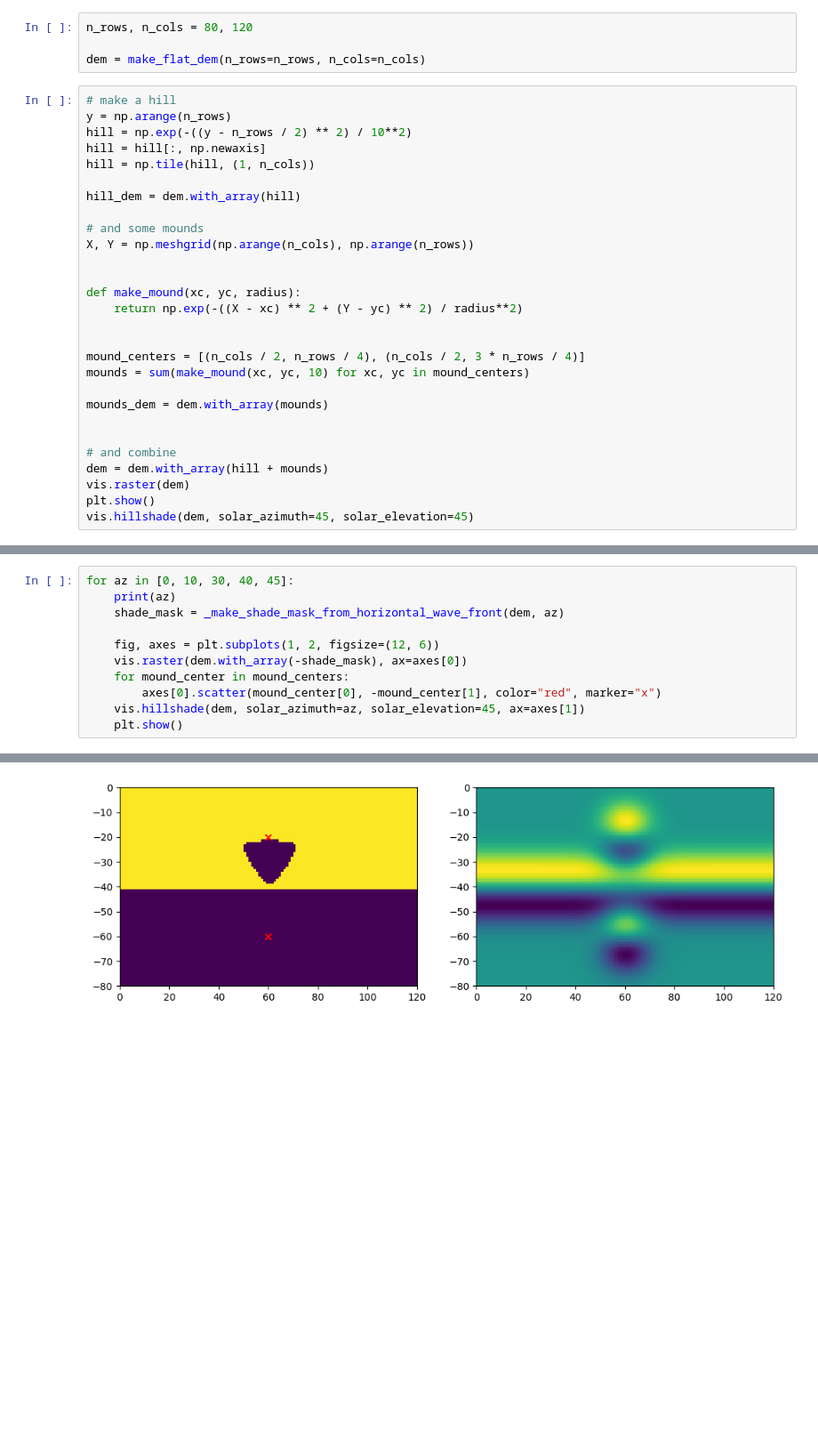
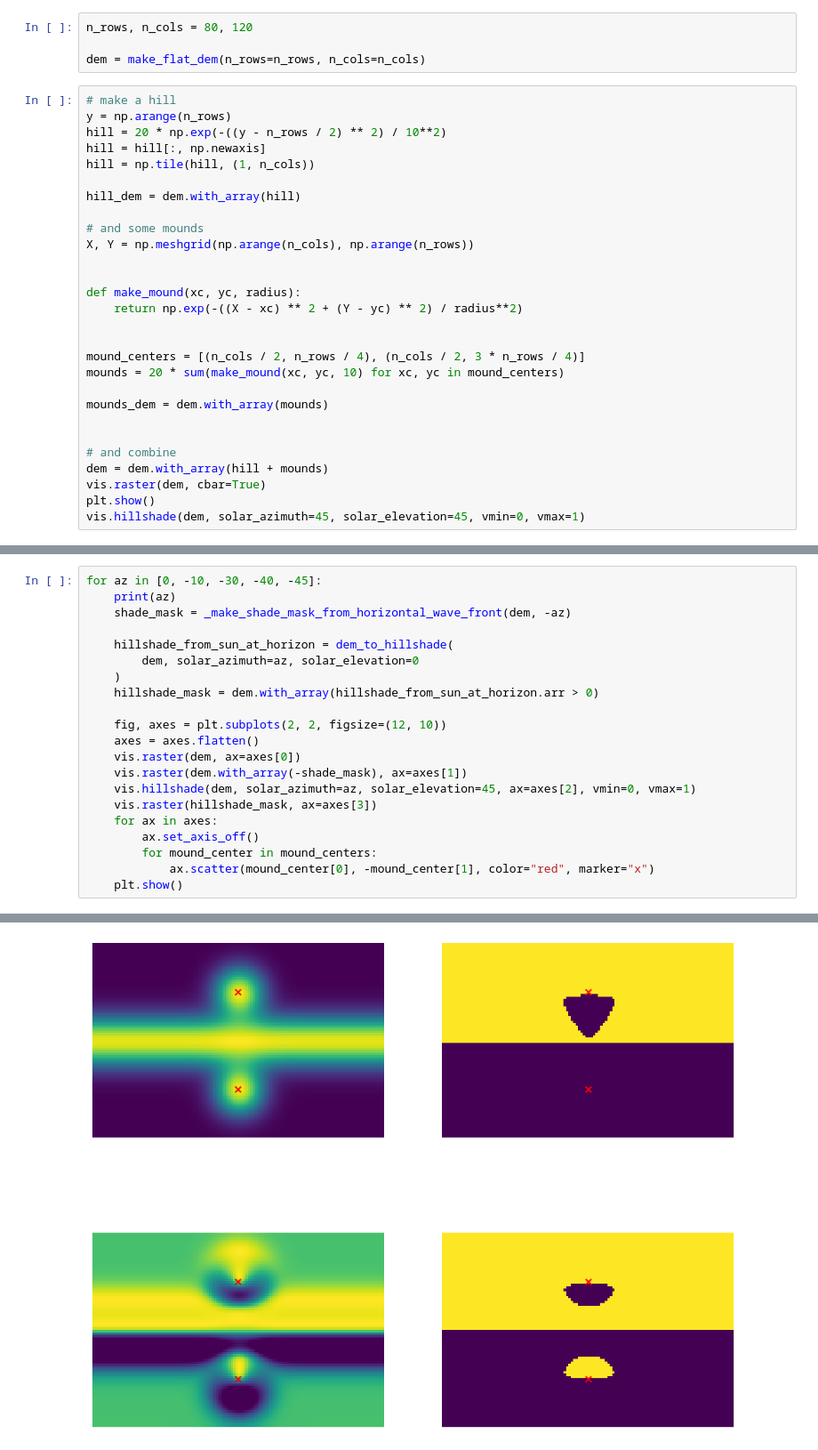
Before and after one commit to dankluskiewicz/insolation_model, a Jupyter notebook: development/shading.ipynb, the cells around one changed output, grey strips where cells are left out. Shown at 89% size. Saved outputs shown, nothing was run; the diff lists cells and outputs as text; blank space fills up the shorter version.

```diff
--- a/development/shading.ipynb
+++ b/development/shading.ipynb
@@ -20,7 +20,7 @@ dem = make_flat_dem(n_rows=n_rows, n_cols=n_cols)
 # %%
 # make a hill
 y = np.arange(n_rows)
-hill = np.exp(-((y - n_rows / 2) ** 2) / 10**2)
+hill = 20 * np.exp(-((y - n_rows / 2) ** 2) / 10**2)
 hill = hill[:, np.newaxis]
 hill = np.tile(hill, (1, n_cols))
 
@@ -35,14 +35,14 @@ def make_mound(xc, yc, radius):
 
 
 mound_centers = [(n_cols / 2, n_rows / 4), (n_cols / 2, 3 * n_rows / 4)]
-mounds = sum(make_mound(xc, yc, 10) for xc, yc in mound_centers)
+mounds = 20 * sum(make_mound(xc, yc, 10) for xc, yc in mound_centers)
 
 mounds_dem = dem.with_array(mounds)
 
 
 # and combine
 dem = dem.with_array(hill + mounds)
-vis.raster(dem)
+vis.raster(dem, cbar=True)
 plt.show()
-vis.hillshade(dem, solar_azimuth=45, solar_elevation=45)
+vis.hillshade(dem, solar_azimuth=45, solar_elevation=45, vmin=0, vmax=1)
 # %% [output]
@@ -57,14 +54,24 @@ vis.hillshade(dem, solar_azimuth=45, solar_elevation=45)
 # %%
-for az in [0, 10, 30, 40, 45]:
+for az in [0, -10, -30, -40, -45]:
     print(az)
-    shade_mask = _make_shade_mask_from_horizontal_wave_front(dem, az)
+    shade_mask = _make_shade_mask_from_horizontal_wave_front(dem, -az)
 
-    fig, axes = plt.subplots(1, 2, figsize=(12, 6))
-    vis.raster(dem.with_array(-shade_mask), ax=axes[0])
-    for mound_center in mound_centers:
-        axes[0].scatter(mound_center[0], -mound_center[1], color="red", marker="x")
-    vis.hillshade(dem, solar_azimuth=az, solar_elevation=45, ax=axes[1])
+    hillshade_from_sun_at_horizon = dem_to_hillshade(
+        dem, solar_azimuth=az, solar_elevation=0
+    )
+    hillshade_mask = dem.with_array(hillshade_from_sun_at_horizon.arr > 0)
+
+    fig, axes = plt.subplots(2, 2, figsize=(12, 10))
+    axes = axes.flatten()
+    vis.raster(dem, ax=axes[0])
+    vis.raster(dem.with_array(-shade_mask), ax=axes[1])
+    vis.hillshade(dem, solar_azimuth=az, solar_elevation=45, ax=axes[2], vmin=0, vmax=1)
+    vis.raster(hillshade_mask, ax=axes[3])
+    for ax in axes:
+        ax.set_axis_off()
+        for mound_center in mound_centers:
+            ax.scatter(mound_center[0], -mound_center[1], color="red", marker="x")
     plt.show()
 # %% [output]
 0
-[figure, old version]
+[figure, new version]
```
Also changed, not shown: parts of 4 cells of this notebook.
